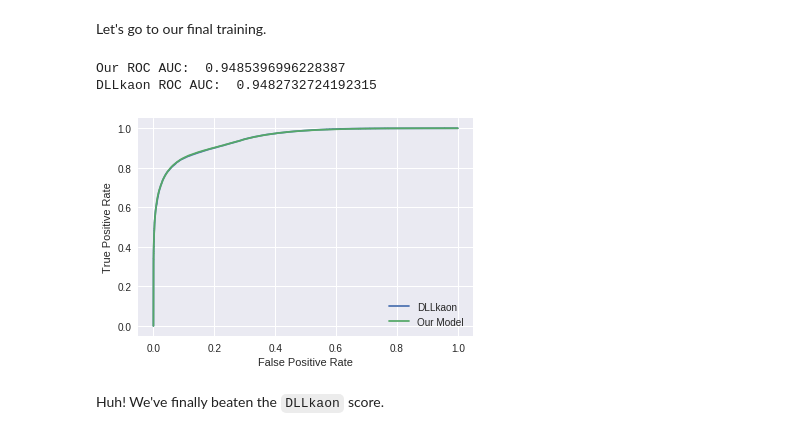
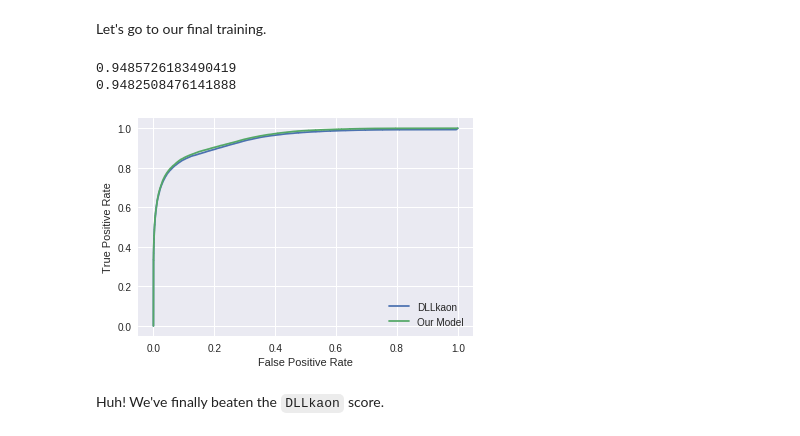
Before and after one commit to SiLiKhon/HEPStatsSeminar, a Jupyter notebook: seminar2/LinearModels_LHCb_PID.ipynb, the cells around one changed output. Cells and saved outputs as stored; diff of their text form; code cells hidden in the pictures.

```diff
--- a/seminar2/LinearModels_LHCb_PID.ipynb
+++ b/seminar2/LinearModels_LHCb_PID.ipynb
@@ -280,24 +274,24 @@ model.fit(scaler.transform(get_features(train)), train.Label)
 preds_train = model.predict_proba(scaler.transform(get_features(train)))[:,1]
 preds_test  = model.predict_proba(scaler.transform(get_features(test )))[:,1]
 
-print("Our ROC AUC: ", metrics.roc_auc_score(train.Label, preds_train))
-print("DLLkaon ROC AUC: ", metrics.roc_auc_score(test .Label, preds_test ))
+print(metrics.roc_auc_score(train.Label, preds_train))
+print(metrics.roc_auc_score(test .Label, preds_test ))
 # %% [output]
-Our ROC AUC:  0.9485396996228387
-DLLkaon ROC AUC:  0.9482732724192315
+0.9485726183490419
+0.9482508476141888
 # %%
-fpr_dll, tpr_dll, _ = metrics.roc_curve(test .Label, preds_test )
-fpr_mod, tpr_mod, _ = metrics.roc_curve(train.Label, preds_train)
+fpr_, tpr_, _ = metrics.roc_curve(test.Label, preds_test )
+fpr_dll, tpr_dll, _ = metrics.roc_curve(test.Label, test.DLLkaon)
 
 plt.plot(fpr_dll, tpr_dll, label='DLLkaon')
-plt.plot(fpr_mod, tpr_mod, label='Our Model')
+plt.plot(fpr_, tpr_, label='Our Model')
 plt.legend()
 plt.xlabel('False Positive Rate')
 plt.ylabel('True Positive Rate')
 
 plt.show();
 # %% [output]
-[figure, old version]
+[figure, new version]
 # %% [markdown]
 Huh! We've finally beaten the `DLLkaon` score.
 # %% [markdown]
```
Also changed, not shown: parts of 5 cells of this notebook.
